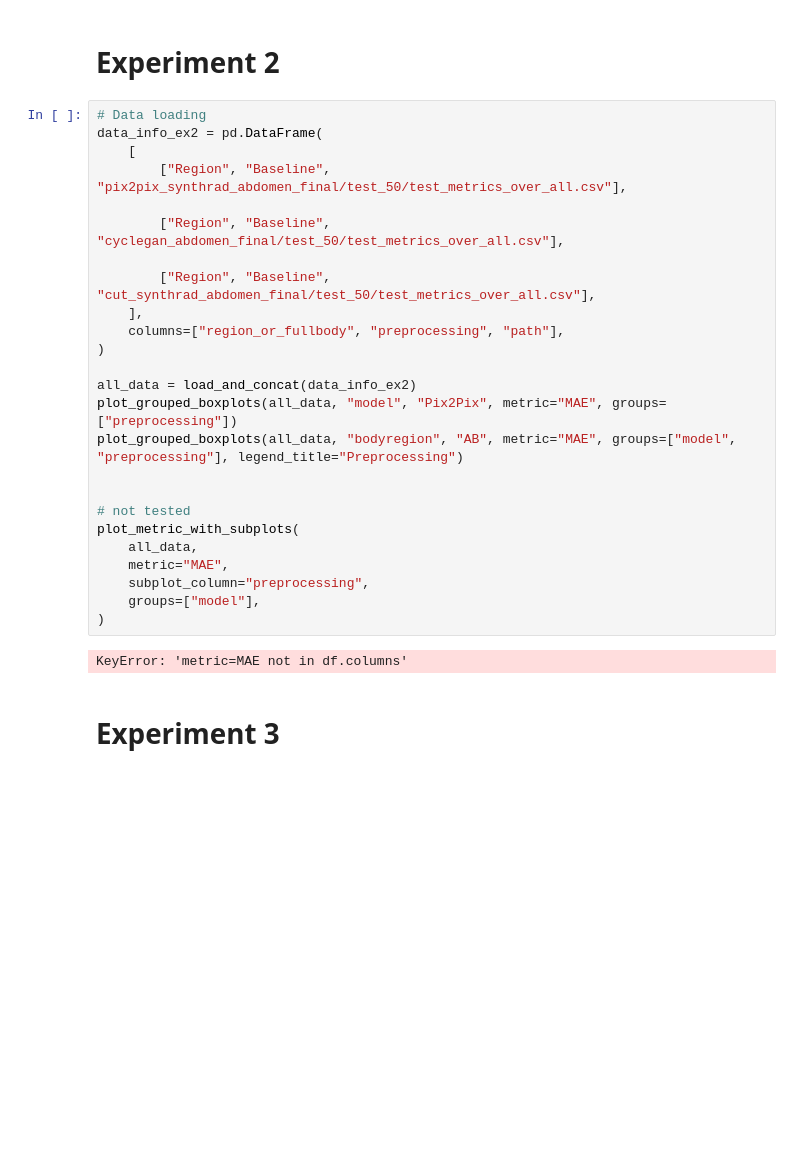
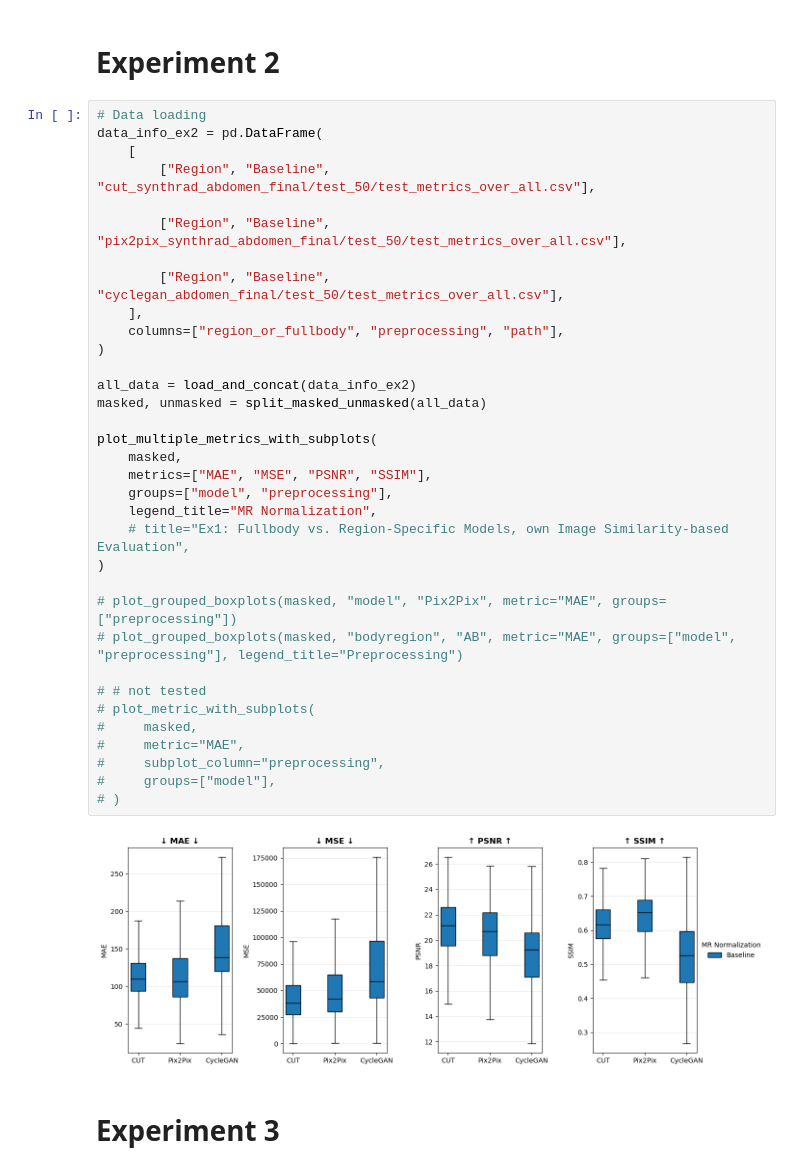
Before and after one commit to NicSchuler/fullbody-sCT, a Jupyter notebook: training/checkpoints/visualize_testing_results.ipynb, the cells around one changed output. Saved outputs shown, nothing was run; the diff lists cells and outputs as text; blank space fills up the shorter version.

```diff
--- a/training/checkpoints/visualize_testing_results.ipynb
+++ b/training/checkpoints/visualize_testing_results.ipynb
@@ -1102,29 +1452,38 @@ plot_multiple_metrics_with_subplots(
 # %%
 # Data loading
 data_info_ex2 = pd.DataFrame(
     [
+        ["Region", "Baseline", "cut_synthrad_abdomen_final/test_50/test_metrics_over_all.csv"],
+
         ["Region", "Baseline", "pix2pix_synthrad_abdomen_final/test_50/test_metrics_over_all.csv"],
 
         ["Region", "Baseline", "cyclegan_abdomen_final/test_50/test_metrics_over_all.csv"],
-
-        ["Region", "Baseline", "cut_synthrad_abdomen_final/test_50/test_metrics_over_all.csv"],
     ],
     columns=["region_or_fullbody", "preprocessing", "path"],
 )
 
 all_data = load_and_concat(data_info_ex2)
-plot_grouped_boxplots(all_data, "model", "Pix2Pix", metric="MAE", groups=["preprocessing"])
-plot_grouped_boxplots(all_data, "bodyregion", "AB", metric="MAE", groups=["model", "preprocessing"], legend_title="Preprocessing")
+masked, unmasked = split_masked_unmasked(all_data)
 
+plot_multiple_metrics_with_subplots(
+    masked,
+    metrics=["MAE", "MSE", "PSNR", "SSIM"],
+    groups=["model", "preprocessing"],
+    legend_title="MR Normalization",
+    # title="Ex1: Fullbody vs. Region-Specific Models, own Image Similarity-based Evaluation",
+)
 
-# not tested
-plot_metric_with_subplots(
-    all_data,
-    metric="MAE",
-    subplot_column="preprocessing",
-    groups=["model"],
-)
+# plot_grouped_boxplots(masked, "model", "Pix2Pix", metric="MAE", groups=["preprocessing"])
+# plot_grouped_boxplots(masked, "bodyregion", "AB", metric="MAE", groups=["model", "preprocessing"], legend_title="Preprocessing")
+
+# # not tested
+# plot_metric_with_subplots(
+#     masked,
+#     metric="MAE",
+#     subplot_column="preprocessing",
+#     groups=["model"],
+# )
 # %% [output]
-KeyError: 'metric=MAE not in df.columns'
+[figure, added]
 # %% [markdown]
 # Experiment 3
```
Also changed, not shown: parts of 10 cells of this notebook, 13 other files.
